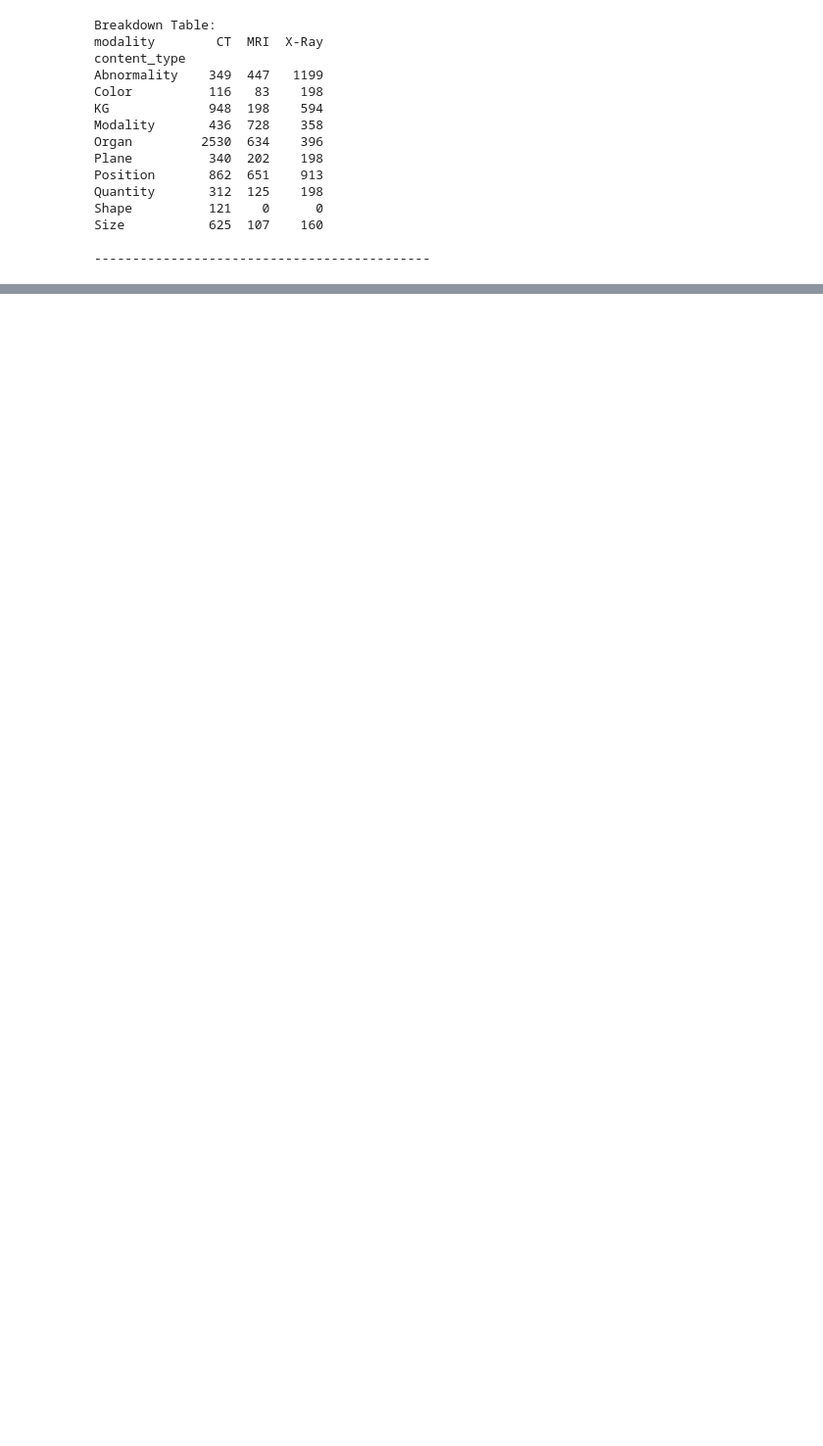
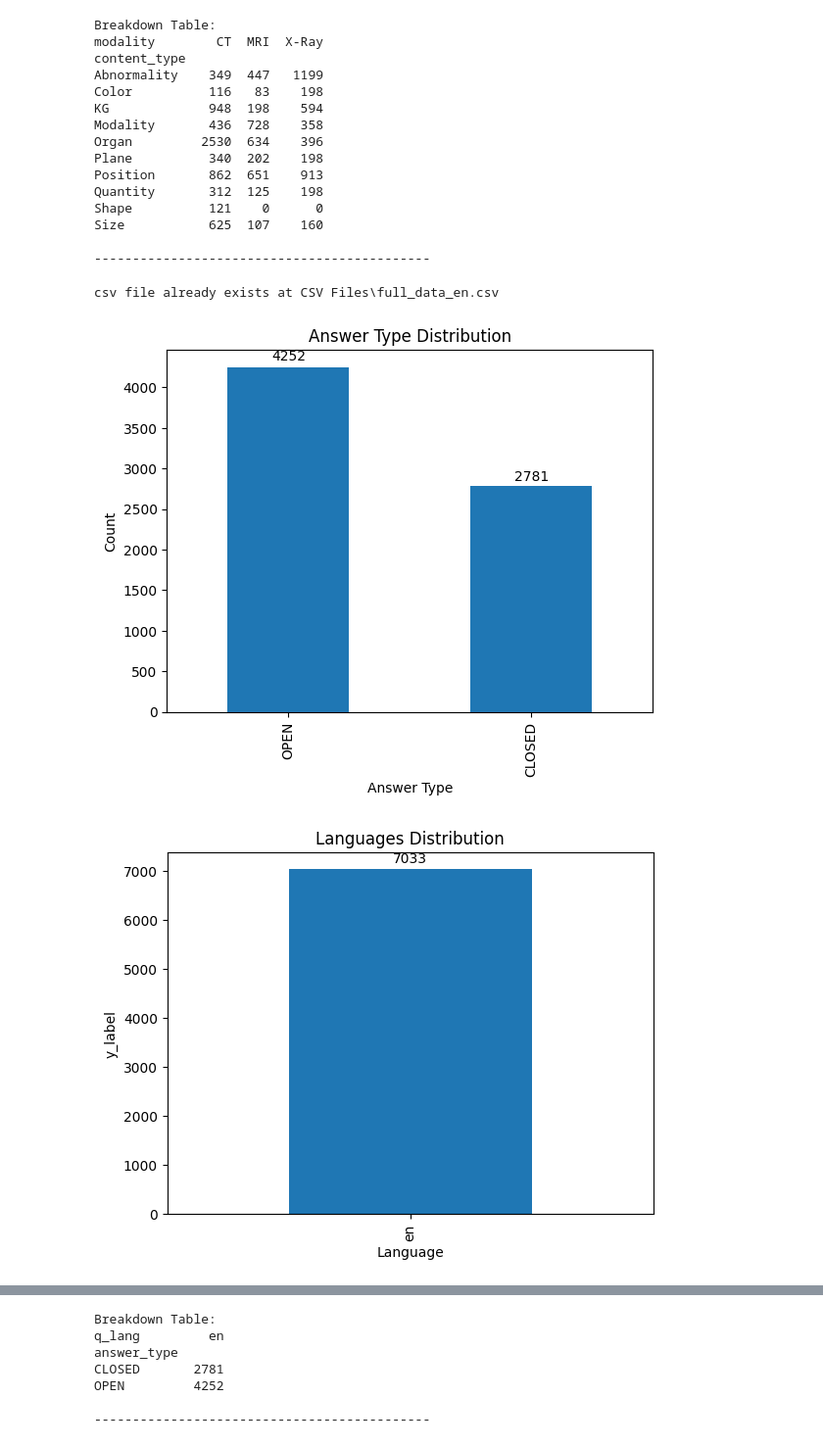
Before and after one commit to Issacalv/IndependentStudy25_VQA, a Jupyter notebook: Slake/SLAKE_Analyzer.ipynb, the cells around one changed output, grey strips where cells are left out. Shown at 98% size. Drawn from its saved outputs; the diff is of its cells as text; code cells hidden in the pictures; blank space fills up the shorter version.

Commit message:
Added function to drop target rows

```diff
--- a/Slake/SLAKE_Analyzer.ipynb
+++ b/Slake/SLAKE_Analyzer.ipynb
@@ -98,9 +102,9 @@ def merge_data(df_list, save_to_csv=False, csv_folder="CSV Files"):
     return df_all
 
 
-df_train = json_to_pandas(TRAIN_JSON_LIST[1], save_to_csv=True)
-df_test = json_to_pandas(TEST_JSON_LIST[1], save_to_csv=True)
-df_validate = json_to_pandas(VALIDATE_JSON_LIST[1], save_to_csv=True)
+df_train = json_to_pandas(train_path, save_to_csv=True)
+df_test = json_to_pandas(test_path, save_to_csv=True)
+df_validate = json_to_pandas(validate_path, save_to_csv=True)
 
 df_list = [df_train, df_test, df_validate]
 
@@ -256,26 +253,29 @@ def plot_grouped_stacked_bar(df, groupby_cols, x_label = "x_label", y_label = "y
     print(cross)
     print("\n--------------------------------------------\n")
 
+def run_plot_grouped_stacked_bar():
+    plot_grouped_stacked_bar(df, groupby_cols = ["content_type", "answer_type"],
+                            x_label = "Question Category",
+                            y_label = "Count",
+                            title = "Content Type vs Answer Type")
 
-plot_grouped_stacked_bar(df, groupby_cols = ["content_type", "answer_type"],
-                         x_label = "Question Category",
-                         y_label = "Count",
-                         title = "Content Type vs Answer Type")
+    plot_grouped_stacked_bar(df, groupby_cols = ["content_type", "q_lang"],
+                            x_label = "Question Category",
+                            y_label = "Count",
+                            title = "Content Type vs Language")
 
-plot_grouped_stacked_bar(df, groupby_cols = ["content_type", "q_lang"],
-                         x_label = "Question Category",
-                         y_label = "Count",
-                         title = "Content Type vs Language")
+    plot_grouped_stacked_bar(df, groupby_cols = ["answer_type", "q_lang"],
+                            x_label = "Answer Type",
+                            y_label = "Count",
+                            title = "Answer Type vs Language")
 
-plot_grouped_stacked_bar(df, groupby_cols = ["answer_type", "q_lang"],
-                         x_label = "Answer Type",
-                         y_label = "Count",
-                         title = "Answer Type vs Language")
+    plot_grouped_stacked_bar(df, groupby_cols = ["content_type", "modality"],
+                            x_label = "Question Category",
+                            y_label = "Count",
+                            title = "Question Category vs Imaging Modality")
 
-plot_grouped_stacked_bar(df, groupby_cols = ["content_type", "modality"],
-                         x_label = "Question Category",
-                         y_label = "Count",
-                         title = "Question Category vs Imaging Modality")
+
+run_plot_grouped_stacked_bar()
 # %% [output]
 [figure]
 Breakdown Table:
@@ -333,3 +333,31 @@ Shape          121    0      0
 Size           625  107    160
 
 --------------------------------------------
+# %%
+def drop_rows(col_to_drop, target, save_to_csv = True, csv_file = "Updated_full_data.csv", csv_folder = "CSV Files"):
+    df_filtered = df[df[col_to_drop] != target]
+
+    if save_to_csv:
+        if not os.path.exists(csv_folder):
+            os.makedirs(csv_folder)
+
+        csv_path = os.path.join(csv_folder, csv_file)
+
+        if not os.path.exists(csv_path):
+            df_filtered.to_csv(csv_path, index=False)
+            print(f"New csv file name {csv_file}")
+        else:
+            print(f"csv file already exists at {csv_path}")
+
+    return df_filtered
+
+
+df = drop_rows("q_lang", "zh", csv_file="full_data_en.csv")
+# %% [output]
+csv file already exists at CSV Files\full_data_en.csv
+# %%
+run_plot_distribution()
+run_plot_grouped_stacked_bar()
+# %% [output]
+[figure, added]
+[figure, added]
@@ -335,0 +398,7 @@ Size           625  107    160
+Breakdown Table:
+q_lang         en
+answer_type
+CLOSED       2781
+OPEN         4252
+
+--------------------------------------------
```
Also changed, not shown: parts of 4 cells of this notebook, 1 other file.
